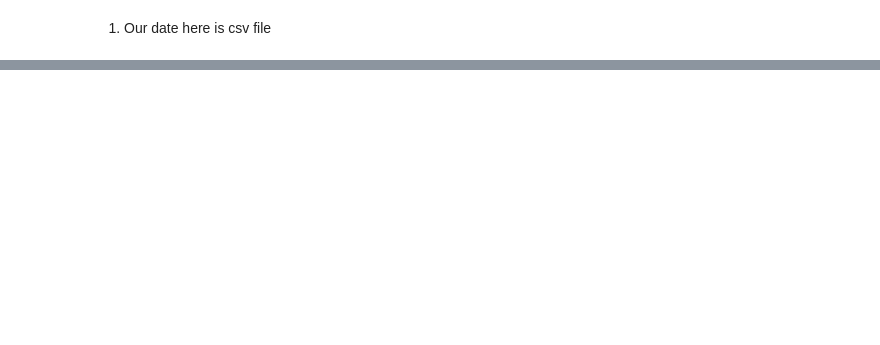
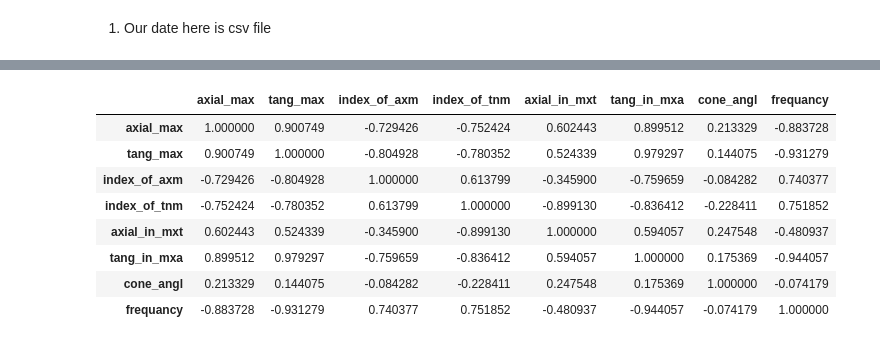
Before and after one commit to NikitaGoltsev/aerodynamic_circuit_ML, a Jupyter notebook: regresion_dl.ipynb, the cells around one changed output, grey strips where cells are left out. Saved outputs shown, nothing was run; the diff lists cells and outputs as text; code cells hidden in the pictures; blank space fills up the shorter version.

```diff
--- a/regresion_dl.ipynb
+++ b/regresion_dl.ipynb
@@ -46,0 +14,11 @@ data.corr()
+# %%
+df = pd.read_csv('./data/regresion_data.csv')
+df = df.drop(columns='Unnamed: 0')
+# there is no frq if there are no aerodnamic circuit =>
+# => if label != 1.
+# then
+index_names = df[(df['label'] == 0)].index
+df.drop(index_names, inplace = True)
+# Also, after that segregation by the label, we can drop label column
+df = df.drop(columns='label')
+print(df.head(10))
@@ -46,0 +43,12 @@ data.corr()
+# %%
+df.corr()
+# %% [output]
+|  | axial_max | tang_max | index_of_axm | index_of_tnm | axial_in_mxt | tang_in_mxa | cone_angl | frequancy |
+| axial_max | 1.000000 | 0.900749 | -0.729426 | -0.752424 | 0.602443 | 0.899512 | 0.213329 | -0.883728 |
+| tang_max | 0.900749 | 1.000000 | -0.804928 | -0.780352 | 0.524339 | 0.979297 | 0.144075 | -0.931279 |
+| index_of_axm | -0.729426 | -0.804928 | 1.000000 | 0.613799 | -0.345900 | -0.759659 | -0.084282 | 0.740377 |
+| index_of_tnm | -0.752424 | -0.780352 | 0.613799 | 1.000000 | -0.899130 | -0.836412 | -0.228411 | 0.751852 |
+| axial_in_mxt | 0.602443 | 0.524339 | -0.345900 | -0.899130 | 1.000000 | 0.594057 | 0.247548 | -0.480937 |
+| tang_in_mxa | 0.899512 | 0.979297 | -0.759659 | -0.836412 | 0.594057 | 1.000000 | 0.175369 | -0.944057 |
+| cone_angl | 0.213329 | 0.144075 | -0.084282 | -0.228411 | 0.247548 | 0.175369 | 1.000000 | -0.074179 |
+| frequancy | -0.883728 | -0.931279 | 0.740377 | 0.751852 | -0.480937 | -0.944057 | -0.074179 | 1.000000 |
```
Also changed, not shown: parts of 9 cells of this notebook.
